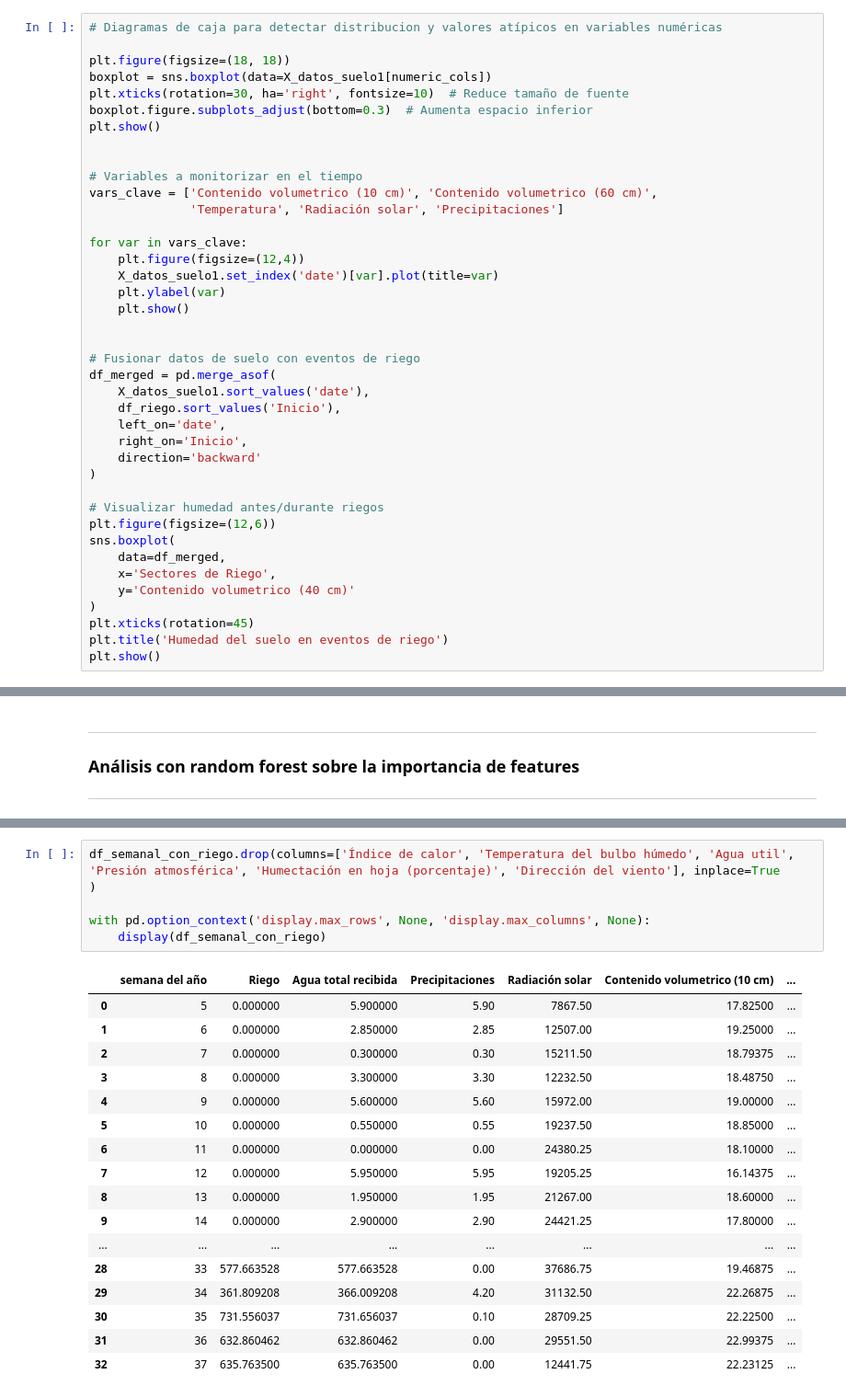
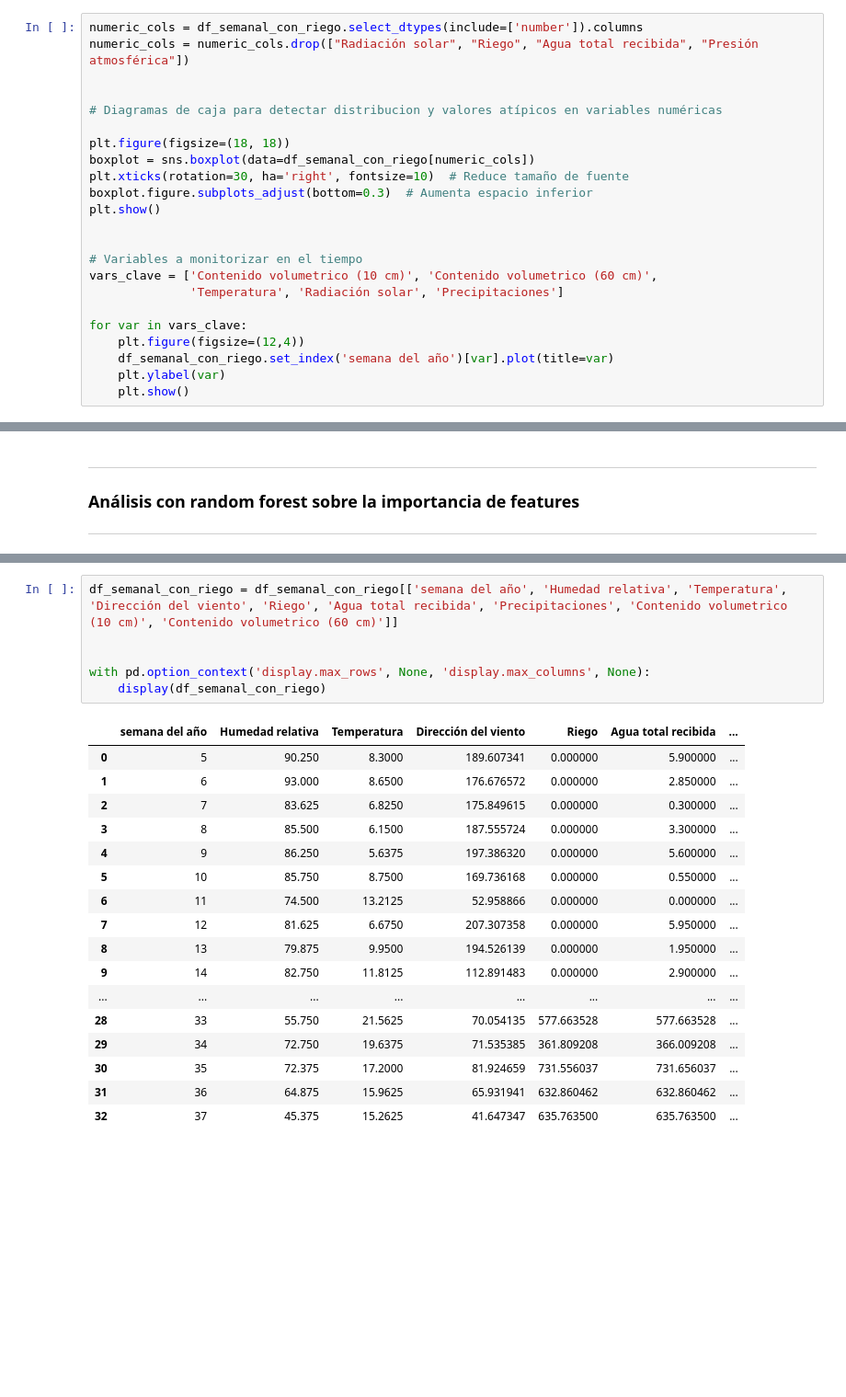
Before and after one commit to rodrigocastroviejo/Optimizacion-de-Riego-Deficitario-Controlado-en-cultivos-Le-osos-Mediante-Machine-Learning, a Jupyter notebook: model/EDA.ipynb, the cells around one changed output, grey strips where cells are left out. Shown at 92% size. Saved outputs shown, nothing was run; the diff lists cells and outputs as text; blank space fills up the shorter version.

```diff
--- a/model/EDA.ipynb
+++ b/model/EDA.ipynb
@@ -295,10 +295,14 @@ la variable objetivo. La clase sería el color.
 
 ---
 # %%
+numeric_cols = df_semanal_con_riego.select_dtypes(include=['number']).columns
+numeric_cols = numeric_cols.drop(["Radiación solar", "Riego", "Agua total recibida", "Presión atmosférica"])
+
+
 # Diagramas de caja para detectar distribucion y valores atípicos en variables numéricas
 
 plt.figure(figsize=(18, 18))
-boxplot = sns.boxplot(data=X_datos_suelo1[numeric_cols])
+boxplot = sns.boxplot(data=df_semanal_con_riego[numeric_cols])
 plt.xticks(rotation=30, ha='right', fontsize=10)  # Reduce tamaño de fuente
 boxplot.figure.subplots_adjust(bottom=0.3)  # Aumenta espacio inferior
 plt.show()
@@ -310,28 +314,7 @@ vars_clave = ['Contenido volumetrico (10 cm)', 'Contenido volumetrico (60 cm)',
 
 for var in vars_clave:
     plt.figure(figsize=(12,4))
-    X_datos_suelo1.set_index('date')[var].plot(title=var)
+    df_semanal_con_riego.set_index('semana del año')[var].plot(title=var)
     plt.ylabel(var)
     plt.show()
-
-
-# Fusionar datos de suelo con eventos de riego
-df_merged = pd.merge_asof(
-    X_datos_suelo1.sort_values('date'),
-    df_riego.sort_values('Inicio'),
-    left_on='date',
-    right_on='Inicio',
-    direction='backward'
-)
-
-# Visualizar humedad antes/durante riegos
-plt.figure(figsize=(12,6))
-sns.boxplot(
-    data=df_merged,
-    x='Sectores de Riego',
-    y='Contenido volumetrico (40 cm)'
-)
-plt.xticks(rotation=45)
-plt.title('Humedad del suelo en eventos de riego')
-plt.show()
 # %% [output]
@@ -541,29 +570,29 @@ features_lstm = [
 
 ---
 # %%
-df_semanal_con_riego.drop(columns=['Índice de calor', 'Temperatura del bulbo húmedo', 'Agua util', 'Presión atmosférica', 'Humectación en hoja (porcentaje)', 'Dirección del viento'], inplace=True
-)
+df_semanal_con_riego = df_semanal_con_riego[['semana del año', 'Humedad relativa', 'Temperatura', 'Dirección del viento', 'Riego', 'Agua total recibida', 'Precipitaciones', 'Contenido volumetrico (10 cm)', 'Contenido volumetrico (60 cm)']]
+
 
 with pd.option_context('display.max_rows', None, 'display.max_columns', None):
     display(df_semanal_con_riego)
 # %% [output]
-|  | semana del año | Riego | Agua total recibida | Precipitaciones | Radiación solar | Contenido volumetrico (10 cm) | ... |
-| 0 | 5 | 0.000000 | 5.900000 | 5.90 | 7867.50 | 17.82500 | ... |
-| 1 | 6 | 0.000000 | 2.850000 | 2.85 | 12507.00 | 19.25000 | ... |
-| 2 | 7 | 0.000000 | 0.300000 | 0.30 | 15211.50 | 18.79375 | ... |
-| 3 | 8 | 0.000000 | 3.300000 | 3.30 | 12232.50 | 18.48750 | ... |
-| 4 | 9 | 0.000000 | 5.600000 | 5.60 | 15972.00 | 19.00000 | ... |
-| 5 | 10 | 0.000000 | 0.550000 | 0.55 | 19237.50 | 18.85000 | ... |
-| 6 | 11 | 0.000000 | 0.000000 | 0.00 | 24380.25 | 18.10000 | ... |
-| 7 | 12 | 0.000000 | 5.950000 | 5.95 | 19205.25 | 16.14375 | ... |
-| 8 | 13 | 0.000000 | 1.950000 | 1.95 | 21267.00 | 18.60000 | ... |
-| 9 | 14 | 0.000000 | 2.900000 | 2.90 | 24421.25 | 17.80000 | ... |
+|  | semana del año | Humedad relativa | Temperatura | Dirección del viento | Riego | Agua total recibida | ... |
+| 0 | 5 | 90.250 | 8.3000 | 189.607341 | 0.000000 | 5.900000 | ... |
+| 1 | 6 | 93.000 | 8.6500 | 176.676572 | 0.000000 | 2.850000 | ... |
+| 2 | 7 | 83.625 | 6.8250 | 175.849615 | 0.000000 | 0.300000 | ... |
+| 3 | 8 | 85.500 | 6.1500 | 187.555724 | 0.000000 | 3.300000 | ... |
+| 4 | 9 | 86.250 | 5.6375 | 197.386320 | 0.000000 | 5.600000 | ... |
+| 5 | 10 | 85.750 | 8.7500 | 169.736168 | 0.000000 | 0.550000 | ... |
+| 6 | 11 | 74.500 | 13.2125 | 52.958866 | 0.000000 | 0.000000 | ... |
+| 7 | 12 | 81.625 | 6.6750 | 207.307358 | 0.000000 | 5.950000 | ... |
+| 8 | 13 | 79.875 | 9.9500 | 194.526139 | 0.000000 | 1.950000 | ... |
+| 9 | 14 | 82.750 | 11.8125 | 112.891483 | 0.000000 | 2.900000 | ... |
 | ... | ... | ... | ... | ... | ... | ... | ... |
-| 28 | 33 | 577.663528 | 577.663528 | 0.00 | 37686.75 | 19.46875 | ... |
-| 29 | 34 | 361.809208 | 366.009208 | 4.20 | 31132.50 | 22.26875 | ... |
-| 30 | 35 | 731.556037 | 731.656037 | 0.10 | 28709.25 | 22.22500 | ... |
-| 31 | 36 | 632.860462 | 632.860462 | 0.00 | 29551.50 | 22.99375 | ... |
-| 32 | 37 | 635.763500 | 635.763500 | 0.00 | 12441.75 | 22.23125 | ... |
+| 28 | 33 | 55.750 | 21.5625 | 70.054135 | 577.663528 | 577.663528 | ... |
+| 29 | 34 | 72.750 | 19.6375 | 71.535385 | 361.809208 | 366.009208 | ... |
+| 30 | 35 | 72.375 | 17.2000 | 81.924659 | 731.556037 | 731.656037 | ... |
+| 31 | 36 | 64.875 | 15.9625 | 65.931941 | 632.860462 | 632.860462 | ... |
+| 32 | 37 | 45.375 | 15.2625 | 41.647347 | 635.763500 | 635.763500 | ... |
 # %% [markdown]
 ---
 
```
Also changed, not shown: parts of 20 cells of this notebook.
